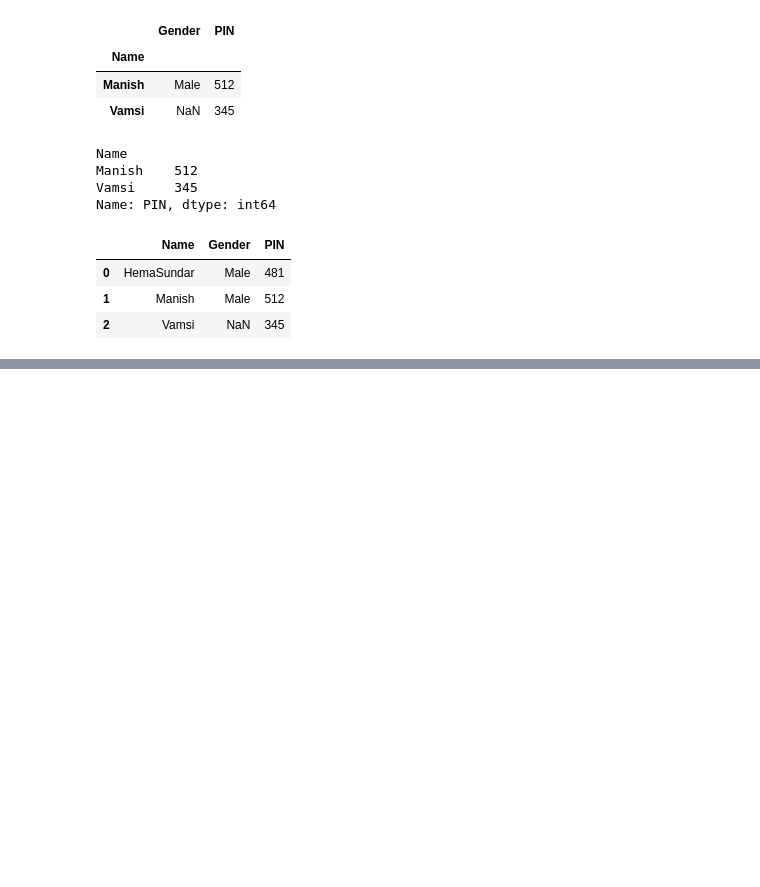
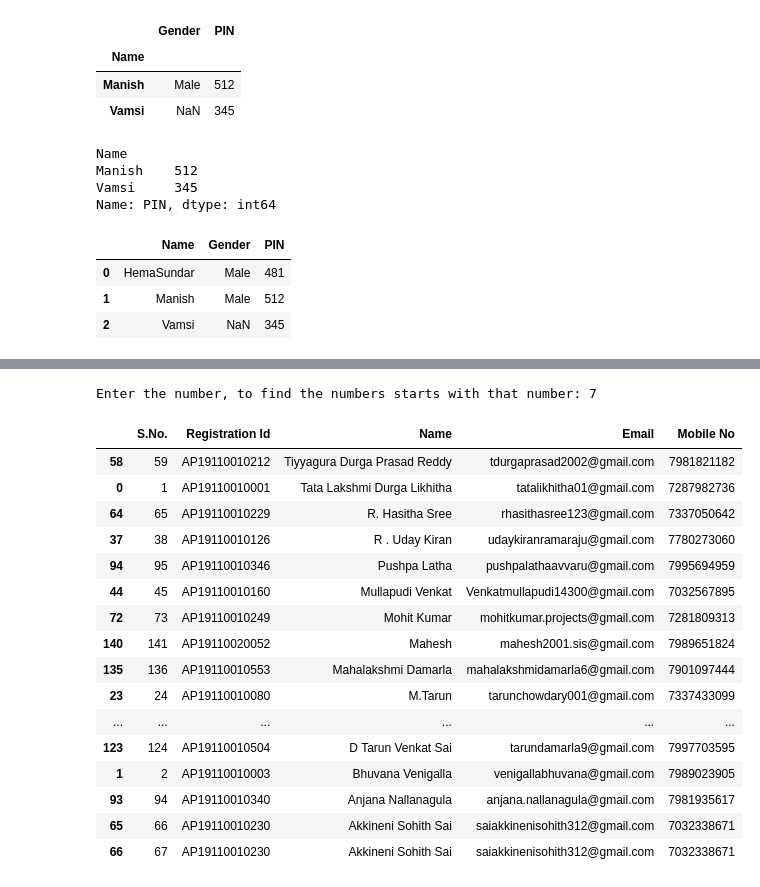
Before and after one commit to AP-Skill-Development-Corporation/DataScienceUsingPython-Internship-SRM-University, a Jupyter notebook: Day12_Pandas/Day12_23-06-2021.ipynb, the cells around one changed output, grey strips where cells are left out. Saved outputs shown, nothing was run; the diff lists cells and outputs as text; code cells hidden in the pictures; blank space fills up the shorter version.

```diff
--- a/Day12_Pandas/Day12_23-06-2021.ipynb
+++ b/Day12_Pandas/Day12_23-06-2021.ipynb
@@ -537,0 +1171,25 @@ df3
+# %%
+data2 = data.copy()
+data2['Mobile No'] = data2['Mobile No'].astype(str)
+m_num = input("Enter the number, to find the numbers starts with that number: ")
+series = data2['Mobile No'].str.startswith(m_num)
+data2[series]
+# %% [output]
+Enter the number, to find the numbers starts with that number: 7
+|  | S.No. | Registration Id | Name | Email | Mobile No |
+| 58 | 59 | AP19110010212 | Tiyyagura Durga Prasad Reddy | tdurgaprasad2002@gmail.com | 7981821182 |
+| 0 | 1 | AP19110010001 | Tata Lakshmi Durga Likhitha | tatalikhitha01@gmail.com | 7287982736 |
+| 64 | 65 | AP19110010229 | R. Hasitha Sree | rhasithasree123@gmail.com | 7337050642 |
+| 37 | 38 | AP19110010126 | R . Uday Kiran | udaykiranramaraju@gmail.com | 7780273060 |
+| 94 | 95 | AP19110010346 | Pushpa Latha | pushpalathaavvaru@gmail.com | 7995694959 |
+| 44 | 45 | AP19110010160 | Mullapudi Venkat | Venkatmullapudi14300@gmail.com | 7032567895 |
+| 72 | 73 | AP19110010249 | Mohit Kumar | mohitkumar.projects@gmail.com | 7281809313 |
+| 140 | 141 | AP19110020052 | Mahesh | mahesh2001.sis@gmail.com | 7989651824 |
+| 135 | 136 | AP19110010553 | Mahalakshmi Damarla | mahalakshmidamarla6@gmail.com | 7901097444 |
+| 23 | 24 | AP19110010080 | M.Tarun | tarunchowdary001@gmail.com | 7337433099 |
+| ... | ... | ... | ... | ... | ... |
+| 123 | 124 | AP19110010504 | D Tarun Venkat Sai | tarundamarla9@gmail.com | 7997703595 |
+| 1 | 2 | AP19110010003 | Bhuvana Venigalla | venigallabhuvana@gmail.com | 7989023905 |
+| 93 | 94 | AP19110010340 | Anjana Nallanagula | anjana.nallanagula@gmail.com | 7981935617 |
+| 65 | 66 | AP19110010230 | Akkineni Sohith Sai | saiakkinenisohith312@gmail.com | 7032338671 |
+| 66 | 67 | AP19110010230 | Akkineni Sohith Sai | saiakkinenisohith312@gmail.com | 7032338671 |
```
Also changed, not shown: parts of 58 cells of this notebook, 1 other file.
